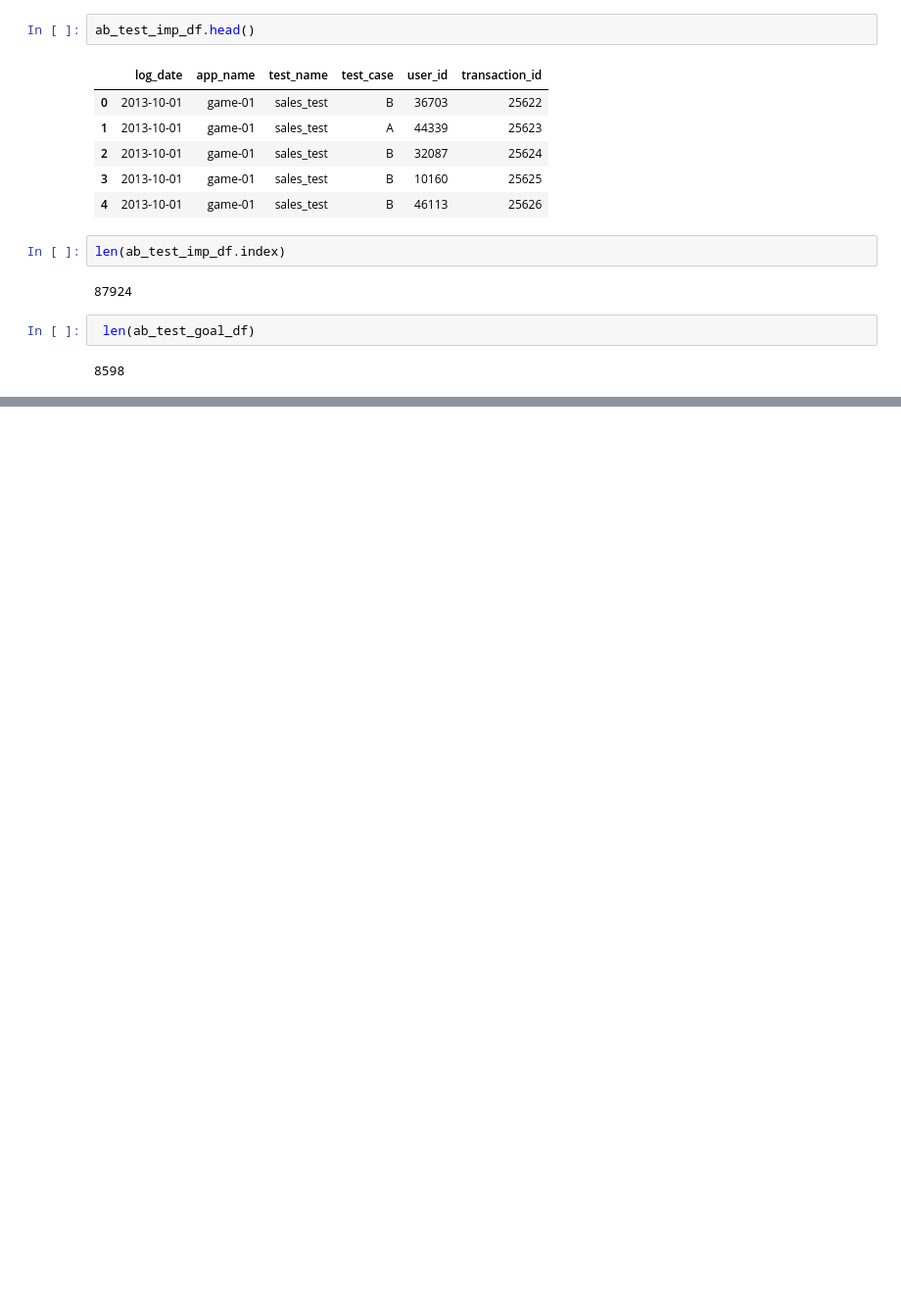
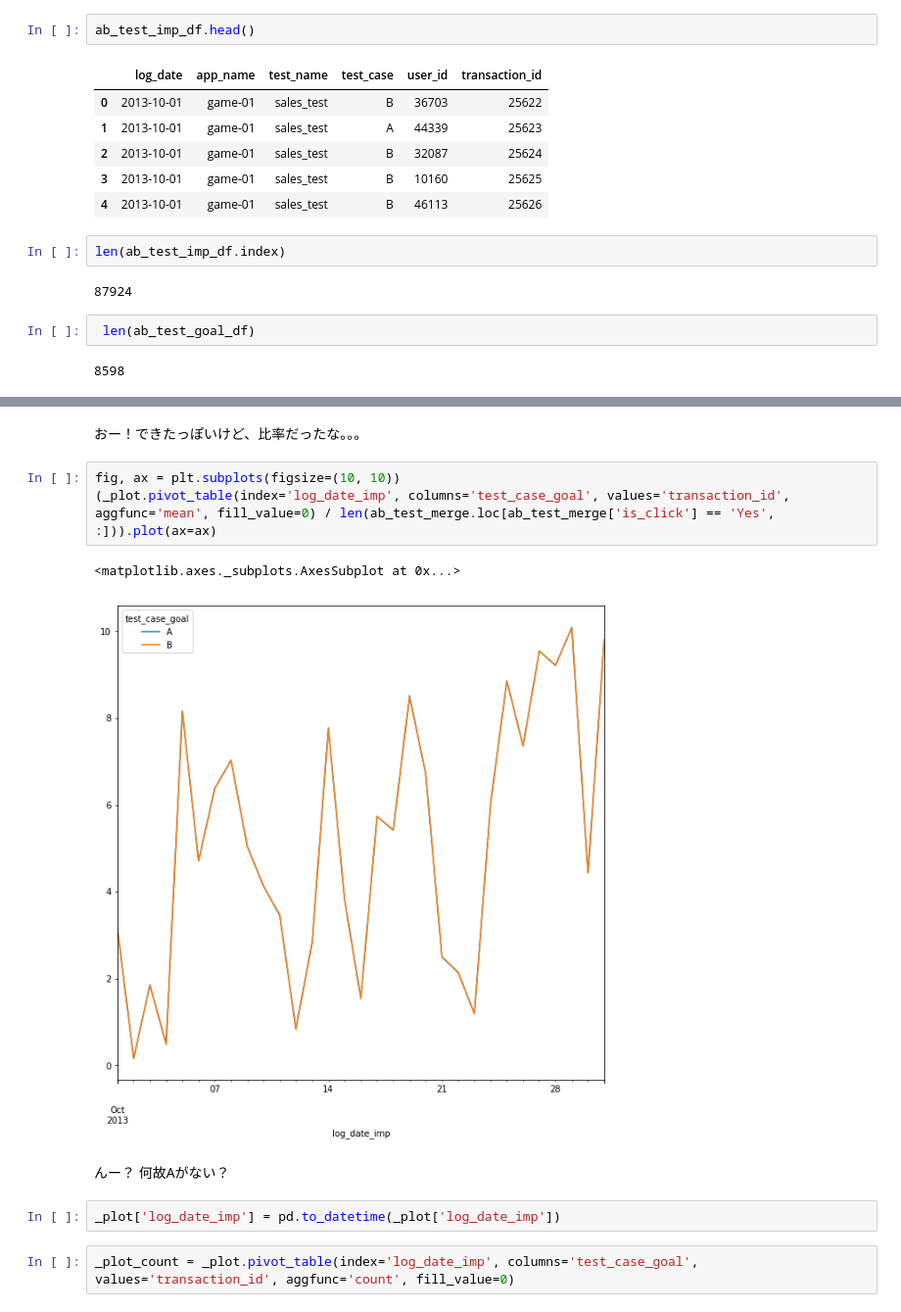
Before and after one commit to Aipakazuma/data_science, a Jupyter notebook: no5.ipynb, the cells around one changed output, grey strips where cells are left out. Shown at 98% size. Saved outputs shown, nothing was run; the diff lists cells and outputs as text; blank space fills up the shorter version.

```diff
--- a/no5.ipynb
+++ b/no5.ipynb
@@ -75,0 +280,14 @@ ab_test_merge.rename({'log_date_x': 'log_date_click', 'log_date_y': 'log_date_lm
+# %% [markdown]
+おー！できたっぽいけど、比率だったな。。。
+# %%
+fig, ax = plt.subplots(figsize=(10, 10))
+(_plot.pivot_table(index='log_date_imp', columns='test_case_goal', values='transaction_id', aggfunc='mean', fill_value=0) / len(ab_test_merge.loc[ab_test_merge['is_click'] == 'Yes', :])).plot(ax=ax)
+# %% [output]
+<matplotlib.axes._subplots.AxesSubplot at 0x...>
+[figure, added]
+# %% [markdown]
+んー？ 何故Aがない？
+# %%
+_plot['log_date_imp'] = pd.to_datetime(_plot['log_date_imp'])
+# %%
+_plot_count = _plot.pivot_table(index='log_date_imp', columns='test_case_goal', values='transaction_id', aggfunc='count', fill_value=0)
```
Also changed, not shown: parts of 56 cells of this notebook, 2 other files.
